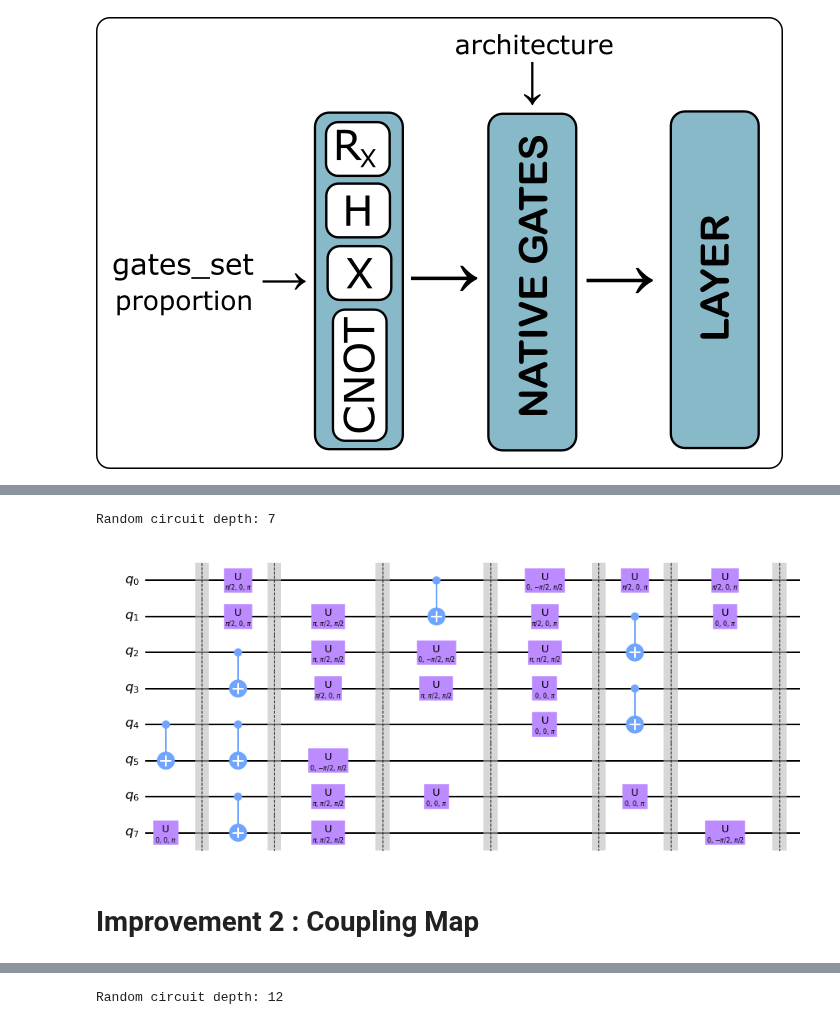
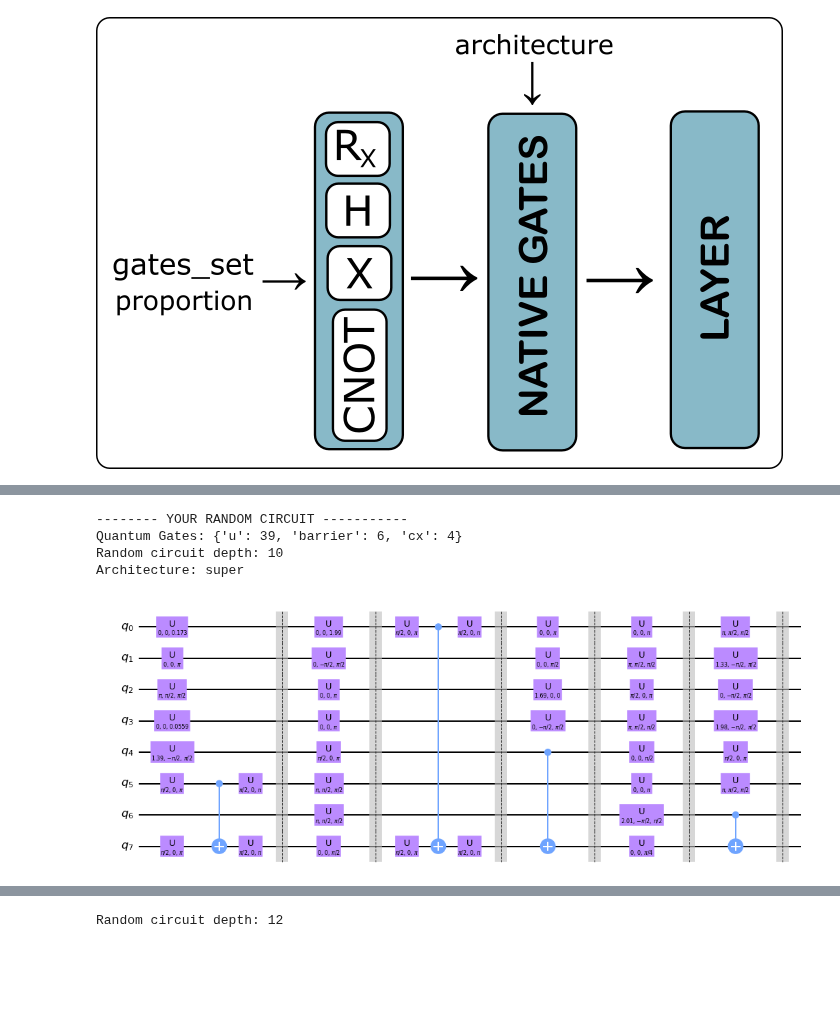
Before and after one commit to KevinJoven11/qosf_mentorship, a Jupyter notebook: QuGiHo_Document.ipynb, the cells around one changed output, grey strips where cells are left out. Cells and saved outputs as stored; diff of their text form; code cells hidden in the pictures; blank space fills up the shorter version.

```diff
--- a/QuGiHo_Document.ipynb
+++ b/QuGiHo_Document.ipynb
@@ -282,4 +432,8 @@ def traslation_gates(qc, position, gate, architecture):
 # %%
+### This function is similar to the previous one, the different is that know we
+### call the function that add every gate depending on the architecture instead of
+### add the gates manually.
+
 def choose_gates_IMP1(quantum_circuit : qiskit.QuantumCircuit,
                   position : int, gates_set : list, architecture : str):
     """A function that choose the quantum gates given a specific gates set.
@@ -288,6 +442,7 @@ def choose_gates_IMP1(quantum_circuit : qiskit.QuantumCircuit,
         QuantumCircuit (qiskit.QuantumCircuit): The quantum circuit.
         position (int): initial position to put the quantum gate.
         gates_set (string list): list of standart quantum gates.
+        architecture (str) : the desire architecture.
 
     Returns:
         next_position (int): position for the next gate.
@@ -298,14 +453,25 @@ def choose_gates_IMP1(quantum_circuit : qiskit.QuantumCircuit,
 
     ran = np.random.randint(len(gates_set)) # define a random number to
                                             # select from the gates_set
+
     if gates_set[ran] == "CNOT":            # Is a CNOT gate?
         if position+1 == num_qubits:        # Are we in the last qubit (no space for CNOT)?
             next_position += 1              # Apply identity.
         else:
-            traslation_gates(quantum_circuit, position, gates_set[ran], architecture)
-            next_position += 2              # increase the next position by 2 (two qubit gate)
+            random_number = np.random.randint(position+1,
+                                            quantum_circuit.num_qubits) # This random number is for the CNOT position.
+            translation_gates(quantum_circuit,
+                             position,
+                             gates_set[ran],
+                             architecture,
+                             random_number)
+            next_position += random_number-position+1
     else:
-        traslation_gates(quantum_circuit, position, gates_set[ran], architecture)
+        translation_gates(quantum_circuit,
+                          position,
+                          gates_set[ran],
+                          architecture,
+                          0)                # We dont need here the random position for the CNOT cuz we already know that isnt.
         next_position += 1                  # increase the next position by 1
 
     return next_position                    # return the next position for the next qubit.
@@ -367,16 +569,25 @@ def random_circuit_IMP1(qubits : int, depth : int, gates_set : list,
     return quantum_circuit
 # %%
 num_qubits = 8
-circuit_depth = 7
-gates_set = ["H","CNOT","X","Y","Z"]
-proportion = 0.5
+circuit_depth = 10
+gates_set = ["H","CNOT","X","Y","Z","S","T","RX","RY","RZ"]
+proportion = 0.0
 architecture = "super"
+barrier = True
 
-circuit = random_circuit_IMP1(num_qubits, circuit_depth, gates_set, proportion, architecture)
+# seed for repetition.
+seed = np.random.seed(127)
+
+circuit = random_circuit_IMP1(choose_gates_IMP1, layer_IMP1, num_qubits, circuit_depth, gates_set, proportion, barrier, architecture)
+
+print("-------- YOUR RANDOM CIRCUIT -----------")
+print("Quantum Gates: {}".format(dict(circuit.count_ops())))
 print("Random circuit depth: {}".format(circuit.depth()))
+print("Architecture: {}".format(architecture))
 circuit.draw('mpl')
 # %% [output]
-Random circuit depth: 7
+-------- YOUR RANDOM CIRCUIT -----------
+Quantum Gates: {'u': 39, 'barrier': 6, 'cx': 4}
+Random circuit depth: 10
+Architecture: super
-[figure, old version]
+[figure, new version]
-# %% [markdown]
-# Improvement 2 : Coupling Map
```
Also changed, not shown: parts of 20 cells of this notebook.
